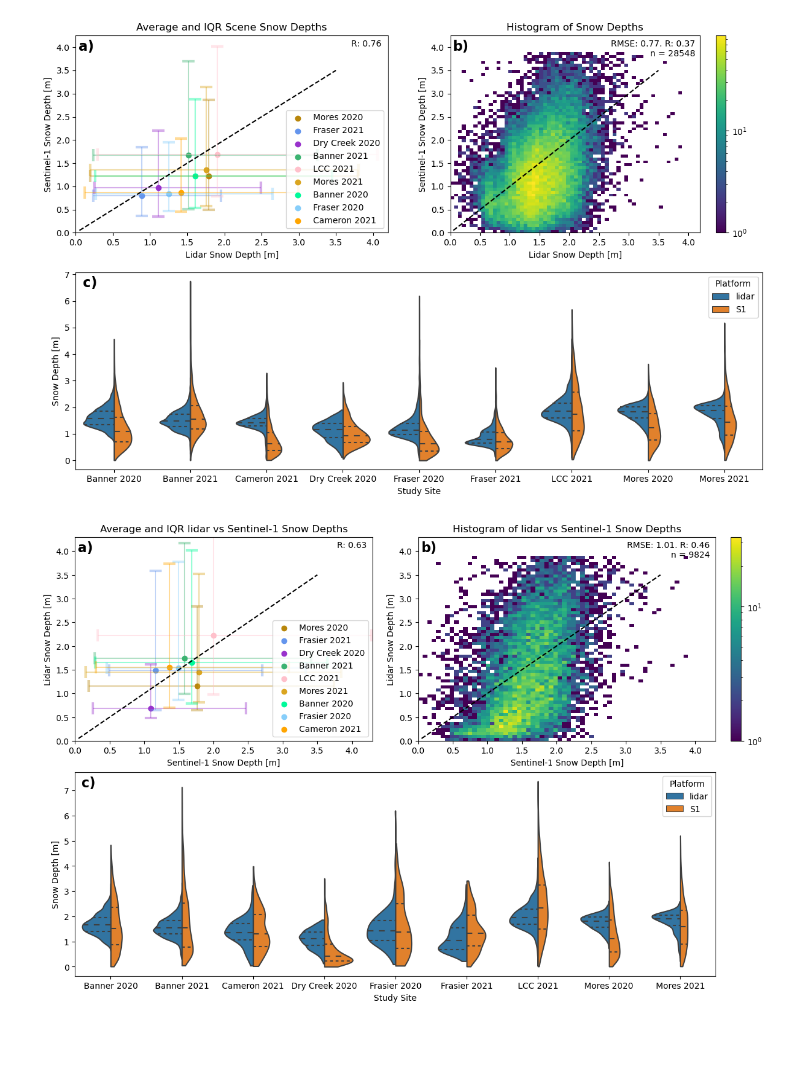
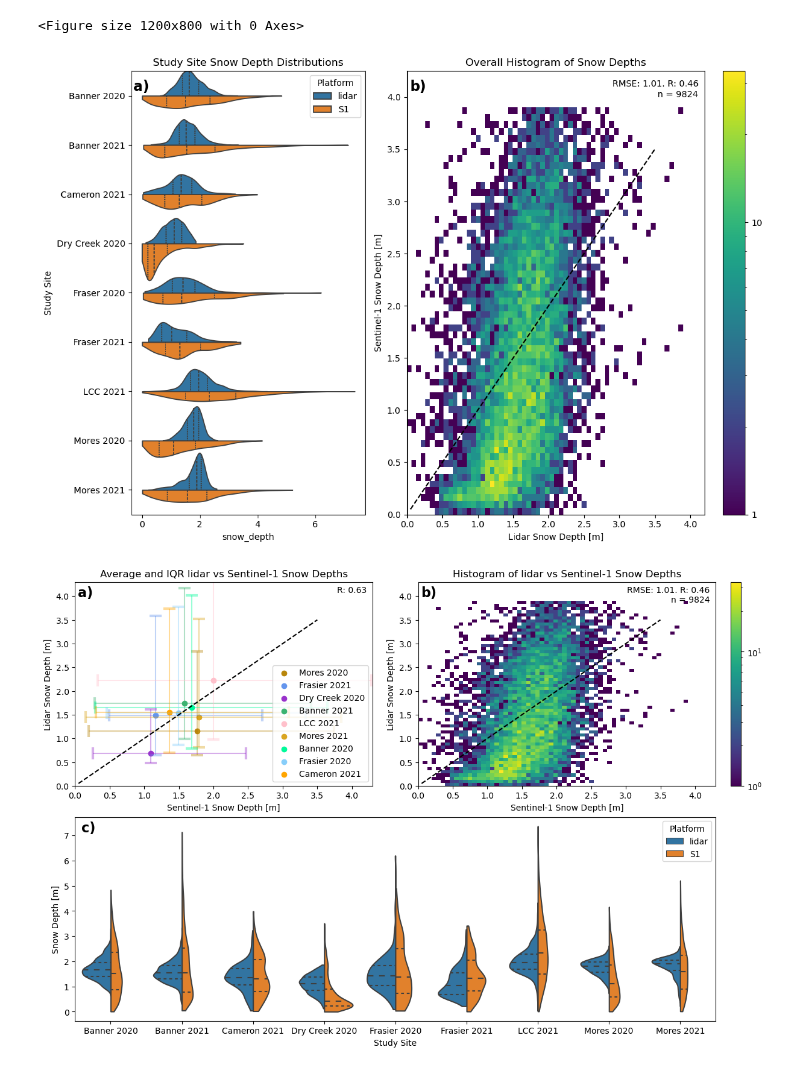
Before and after one commit to ZachHoppinen/spicy-analysis, a Jupyter notebook: src/compare/overall/overall_performance.ipynb, the cells around one changed output. Drawn from its saved outputs; the diff is of its cells as text; code cells hidden in the pictures; blank space fills up the shorter version.

```diff
--- a/src/compare/overall/overall_performance.ipynb
+++ b/src/compare/overall/overall_performance.ipynb
@@ -43,6 +43,7 @@ def get_stats(x, y):
     return r, b, mae, rmse
 # %%
 in_dir = Path('~/scratch/spicy/SnowEx-Data/').expanduser().resolve()
+in_dir = Path('/Users/rdcrlzh1/Documents/spicy-analysis/data/SnowEx-Data')
 # in_dir = Path('~/spicy-snow/SnowEx-Data-Hans/').expanduser().resolve()
 
 dss = {fp.stem: xr.open_dataset(fp) for fp in in_dir.glob('*.nc')}
@@ -55,13 +56,16 @@ loc_colors = {'Banner_2020-02-18': 'mediumspringgreen', 'Banner_2021-03-15': 'me
         'Little_Cottonwood_2021-03-18': 'pink', 'Mores_2020-02-09': 'darkgoldenrod', 'Mores_2021-03-15': 'goldenrod'}
 
 fig = plt.figure(constrained_layout=False, figsize = (12, 8))
-gs = fig.add_gridspec(2, 2)
-f_ax1 = fig.add_subplot(gs[:1, 0])
-f_ax2 = fig.add_subplot(gs[:1, 1])
-f_ax_bottom = fig.add_subplot(gs[-1, :])
+fig = plt.figure(constrained_layout=False, figsize = (12, 8))
+gs = fig.add_gridspec(4, 5)
+f_ax1 = fig.add_subplot(gs[:, 2:])
+f_ax2 = fig.add_subplot(gs[:, :2])
+# f_ax1 = fig.add_subplot(gs[:1, 0])
+# f_ax2 = fig.add_subplot(gs[:1, 1])
+# f_ax_bottom = fig.add_subplot(gs[-1, :])
 
-axes = [f_ax1, f_ax2]
-all_axes = [f_ax1, f_ax2, f_ax_bottom]
+axes = [f_ax1]
+all_axes = [f_ax1, f_ax2]
 
 # for 2d hist of all points
 xs = []
@@ -85,10 +89,10 @@ for stem, ds in dss.items():
     # ds = ds.coarsen(x = 4, y = 4, boundary = 'pad').mean()
     # ds = ds.where(ds['fcf']<0.5)
 
-    axes[0].errorbar(x = ds['lidar-sd'].mean(), y = ds['snow_depth'].mean(), \
-                     yerr=ds['snow_depth'].quantile([0.25, 0.75]).values.reshape(2, 1), xerr=ds['lidar-sd'].quantile([0.25, 0.75]).values.reshape(2, 1), \
-                        capsize = 7, capthick = 3, color = loc_colors[stem], alpha = 0.4)
-    axes[0].scatter(x = ds['lidar-sd'].mean(), y = ds['snow_depth'].mean(), label = site_name, color = loc_colors[stem])
+    # axes[0].errorbar(x = ds['lidar-sd'].mean(), y = ds['snow_depth'].mean(), \
+                    #  yerr=ds['snow_depth'].quantile([0.25, 0.75]).values.reshape(2, 1), xerr=ds['lidar-sd'].quantile([0.25, 0.75]).values.reshape(2, 1), \
+                        # capsize = 7, capthick = 3, color = loc_colors[stem], alpha = 0.4)
+    # axes[0].scatter(x = ds['lidar-sd'].mean(), y = ds['snow_depth'].mean(), label = site_name, color = loc_colors[stem])
     mean_x.extend(ds['lidar-sd'].mean().values.ravel())
     mean_y.extend(ds['snow_depth'].mean().values.ravel())
 
@@ -106,45 +110,52 @@ for stem, ds in dss.items():
     scale_violin['Study Site'] = site_name
     full = pd.concat([full, scale_violin])
 
 idx = (~np.isnan(xs)) & (~np.isnan(ys)) #& (np.array(xs) > 0)
 xs = np.array(xs)[idx]
 ys = np.array(ys)[idx]
 
-h = axes[1].hist2d(xs, ys, bins = 60, range = [[0.0, 3.9], [0.0, 3.9]], norm = mpl.colors.LogNorm())
+h = axes[0].hist2d(xs, ys, bins = 60, range = [[0.0, 3.9], [0.0, 3.9]], norm = mpl.colors.LogNorm())
 r, b, mae, rmse = get_stats(xs, ys)
-axes[1].text(0.98, 0.98, f'RMSE: {rmse:.2f}. R: {r:.2f}\nn = {len(xs)}', transform = axes[1].transAxes, ha = 'right', va = 'top')
+axes[0].text(0.98, 0.98, f'RMSE: {rmse:.2f}. R: {r:.2f}\nn = {len(xs)}', transform = axes[0].transAxes, ha = 'right', va = 'top')
 
 # divider = make_axes_locatable(axes[1])
 # cax = divider.append_axes('right', size='5%', pad=0.05)
 # cax = fig.add_axes([0.27, 0.8, 0.5, 0.05])
 
-plt.colorbar(h[3], orientation='vertical')
+cbar = plt.colorbar(h[3], orientation='vertical')
+cbar.set_ticks([1, 10])
+cbar.set_ticklabels([1, 10])
+# cbar.ax.set_xticklabels(['1', '10'])  # horizontal colorbar
 
 
 for ax in axes:
     ax.set_ylim(0, 4.25)
     ax.set_xlim(0, 4.2)
     ax.set_xlabel('Lidar Snow Depth [m]')
     ax.set_ylabel('Sentinel-1 Snow Depth [m]')
     ax.plot([0.05, 3.5], [0.05, 3.5], linestyle = 'dashed', color = 'black')
 
 r, b, mae, rmse = get_stats(mean_x, mean_y)
-axes[0].text(0.98, 0.98, f'R: {r:.2f}', transform = axes[0].transAxes, ha = 'right', va = 'top')
-axes[0].legend(loc = 'lower right')
+# axes[0].text(0.98, 0.98, f'R: {r:.2f}', transform = axes[0].transAxes, ha = 'right', va = 'top')
+# axes[0].legend(loc = 'lower right')
 
-sns.violinplot(data = full.sort_values('Study Site'), y = 'snow_depth', x = 'Study Site', hue = 'Platform', split=True, inner='quartile', cut=0, ax = f_ax_bottom)
+sns.violinplot(data = full.sort_values('Study Site').reset_index(), x = 'snow_depth', y = 'Study Site', hue = 'Platform', split=True, inner='quartile', cut=0, ax = f_ax2, width = 1.5)
 f_ax_bottom.set_ylabel('Snow Depth [m]')
 
-for ax, letter in zip(all_axes, ['a','b','c']):
+for ax, letter in zip(all_axes, ['b','a','c']):
     ax.text(0.01, 0.98,f'{letter})', transform=ax.transAxes, ha = 'left', va = 'top', weight='bold', size = 16)
+#
+f_ax1.set_title('Overall Histogram of Snow Depths')
+f_ax2.set_title('Study Site Snow Depth Distributions')
 
-f_ax1.set_title('Average and IQR Scene Snow Depths')
-f_ax2.set_title('Histogram of Snow Depths')
+plt.subplots_adjust(hspace = 0.2, wspace = 0.2)
+
 plt.tight_layout()
-plt.subplots_adjust(hspace = 0.2, wspace = 0.2)
-plt.savefig('/bsuhome/zacharykeskinen/spicy-analysis/figures/overall/overall_3panel.png')
+
+plt.savefig('../../../figures/overall/overall_3panel.png')
 # %% [output]
+<Figure size 1200x800 with 0 Axes>
-[figure, old version]
+[figure, new version]
 # %%
 # loc_colors = {'Banner_2020-02-18': 'mediumspringgreen', 'Banner_2021-03-15': 'mediumseagreen', 'Cameron_2021-03-19': 'orange', \
 #     'Dry_Creek_2020-02-19': 'darkorchid', 'Frasier_2020-02-11': 'lightskyblue', 'Frasier_2021-03-19': 'cornflowerblue', \
```
Also changed, not shown: 3 other files.
